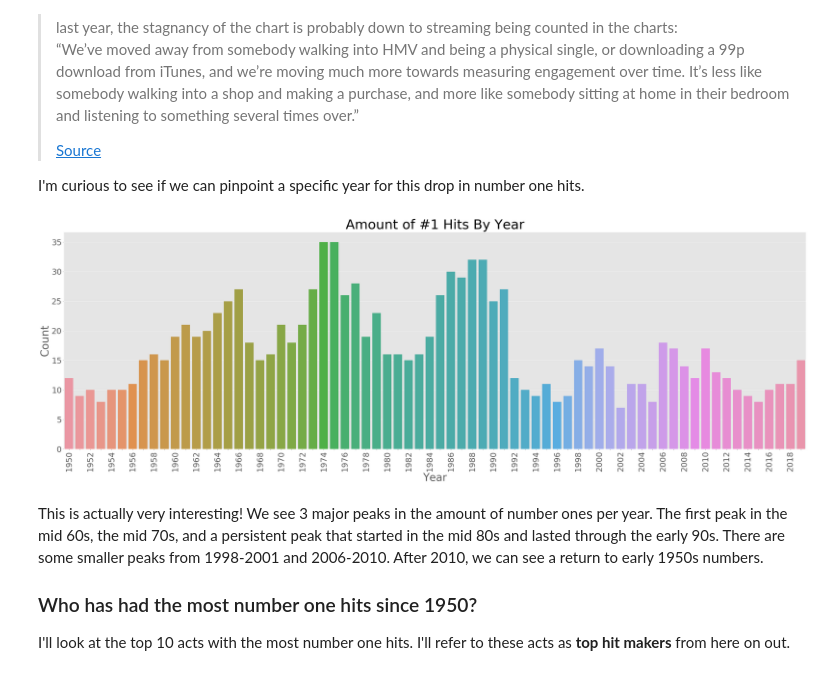
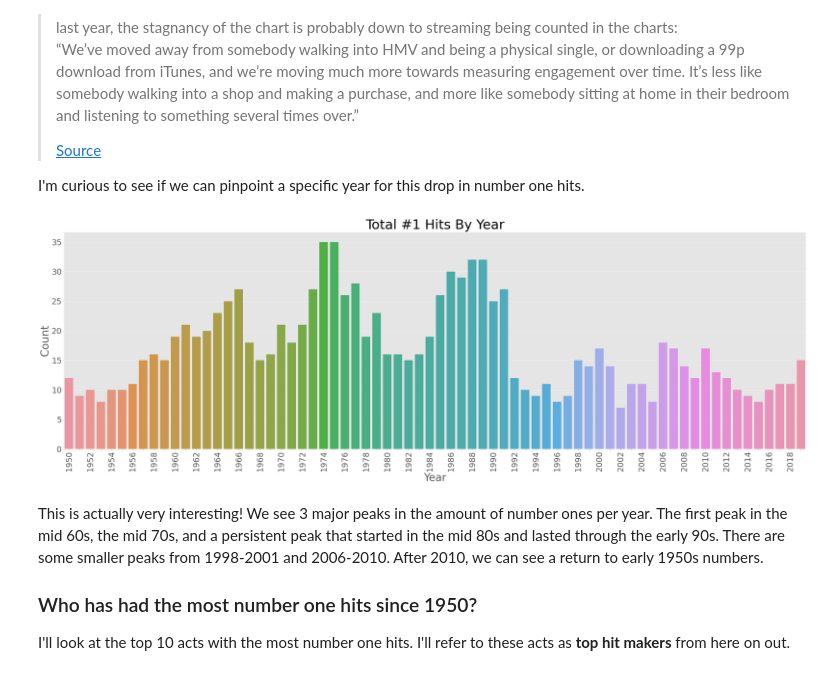
Before and after one commit to d-alvear/Analyzing-Music-by-Decade, a Jupyter notebook: notebooks/7-data-exploration.ipynb, the cells around one changed output. Cells and saved outputs as stored; diff of their text form; code cells hidden in the pictures.

```diff
--- a/notebooks/7-data-exploration.ipynb
+++ b/notebooks/7-data-exploration.ipynb
@@ -114,20 +114,20 @@ I'm curious to see if we can pinpoint a specific year for this drop in number on
 # %%
 fig, ax = plt.subplots(figsize=(50,15))
 sns.countplot(x='year', data=songs)
 
 e = 2
 for n,label in enumerate(ax.xaxis.get_ticklabels()):
     if n%e !=0:
         label.set_visible(False)
 
 plt.xlabel('Year', fontsize=40)
 plt.ylabel('Count', fontsize=40)
 plt.xticks(rotation=90, fontsize=30)
 plt.yticks(fontsize=30)
-plt.title("Amount of #1 Hits By Year", fontsize=50)
+plt.title("Total #1 Hits By Year", fontsize=50)
 plt.show()
 # %% [output]
-[figure, old version]
+[figure, new version]
 # %% [markdown]
 This is actually very interesting! We see 3 major peaks in the amount of number ones per year. The first peak in the mid 60s, the mid 70s, and a persistent peak that started in the mid 80s and lasted through the early 90s. There are some smaller peaks from 1998-2001 and 2006-2010. After 2010, we can see a return to early 1950s numbers.
 
```
Also changed, not shown: parts of 16 cells of this notebook.
